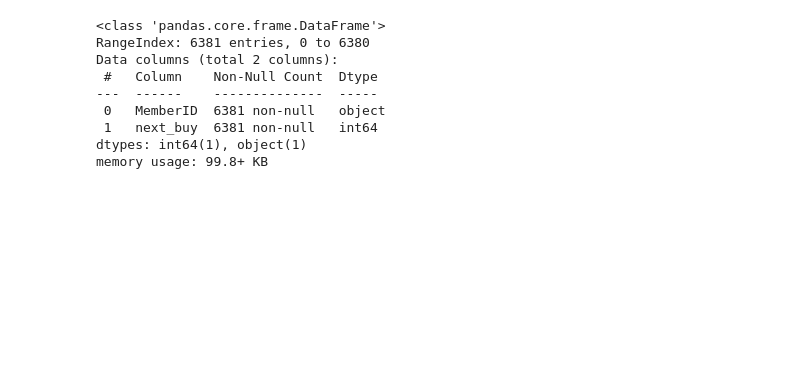
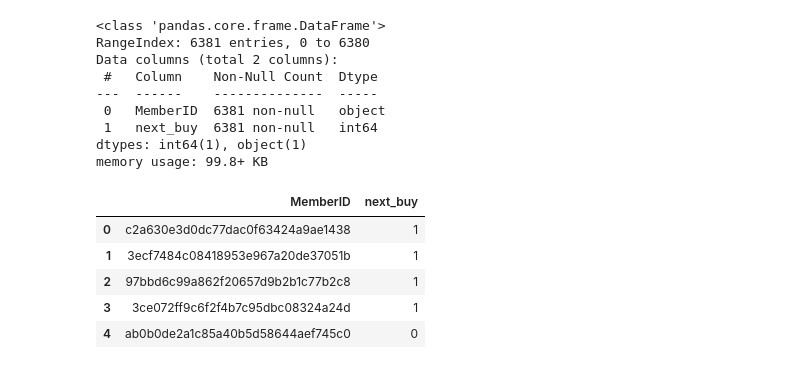
Before and after one commit to ZerXXX0/sales-prediction, a Jupyter notebook: MLQ_LGBM.ipynb, the cells around one changed output. Drawn from its saved outputs; the diff is of its cells as text; code cells hidden in the pictures; blank space fills up the shorter version.

```diff
--- a/MLQ_LGBM.ipynb
+++ b/MLQ_LGBM.ipynb
@@ -157,3 +160,12 @@ Data columns (total 2 columns):
  1   next_buy  6381 non-null   int64
 dtypes: int64(1), object(1)
 memory usage: 99.8+ KB
+# %%
+submission_sample.head()
+# %% [output]
+|  | MemberID | next_buy |
+| 0 | c2a630e3d0dc77dac0f63424a9ae1438 | 1 |
+| 1 | 3ecf7484c08418953e967a20de37051b | 1 |
+| 2 | 97bbd6c99a862f20657d9b2b1c77b2c8 | 1 |
+| 3 | 3ce072ff9c6f2f4b7c95dbc08324a24d | 1 |
+| 4 | ab0b0de2a1c85a40b5d58644aef745c0 | 0 |
```
Also changed, not shown: parts of 4 cells of this notebook.
